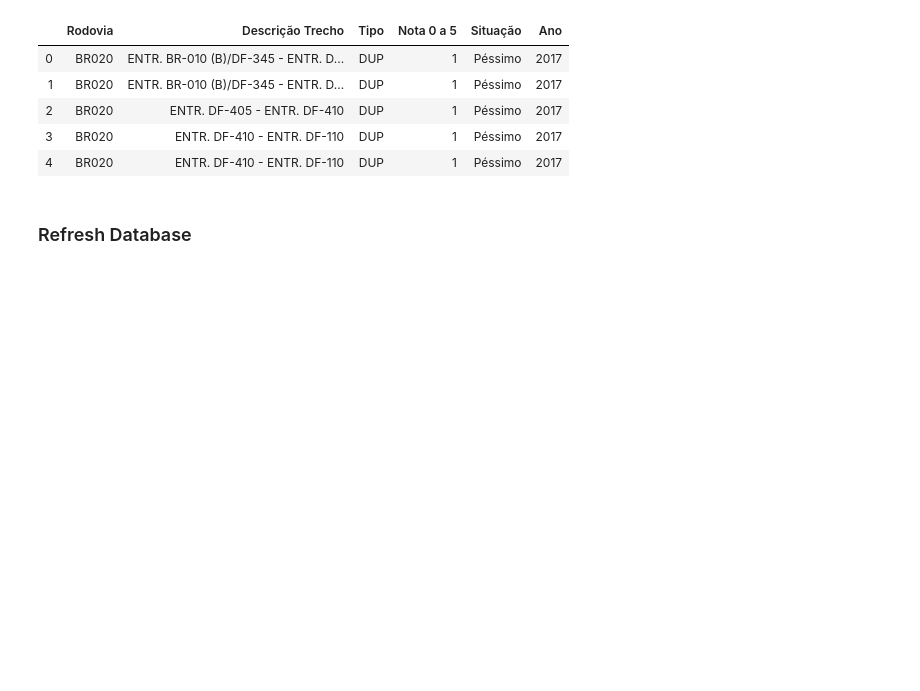
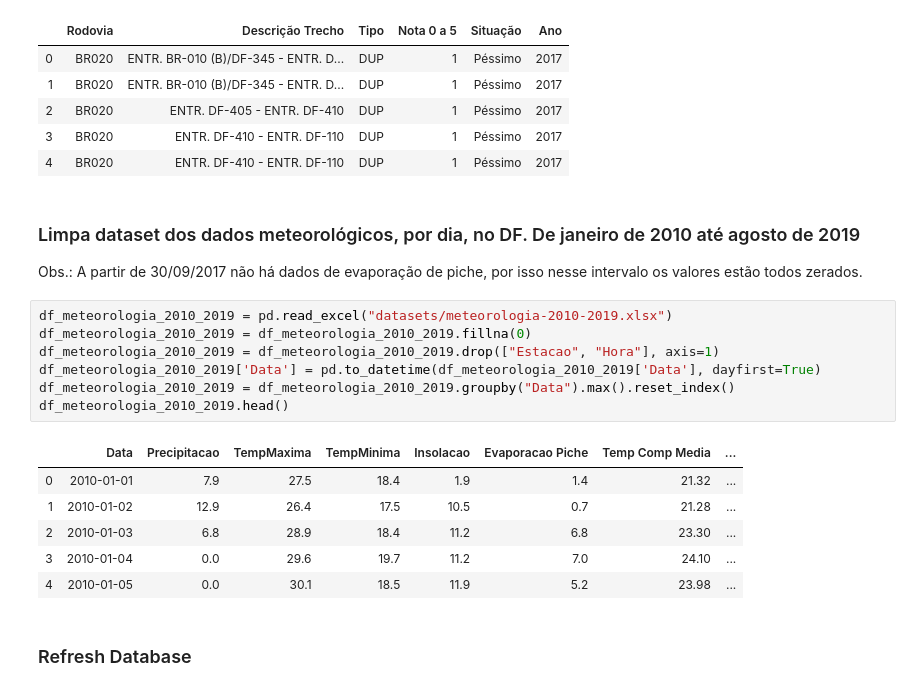
Before and after one commit to IagoCarvalho/tcc_scripts, a Jupyter notebook: data_cleaning.ipynb, the cells around one changed output. Drawn from its saved outputs; the diff is of its cells as text; blank space fills up the shorter version.

Commit message:
Adding weather data

```diff
--- a/data_cleaning.ipynb
+++ b/data_cleaning.ipynb
@@ -416,6 +416,23 @@ df_condicoes_rodovias.head()
 | 2 | BR020 | ENTR. DF-405 - ENTR. DF-410 | DUP | 1 | Péssimo | 2017 |
 | 3 | BR020 | ENTR. DF-410 - ENTR. DF-110 | DUP | 1 | Péssimo | 2017 |
 | 4 | BR020 | ENTR. DF-410 - ENTR. DF-110 | DUP | 1 | Péssimo | 2017 |
+# %% [markdown]
+### Limpa dataset dos dados meteorológicos, por dia, no DF. De janeiro de 2010 até agosto de 2019
+Obs.: A partir de 30/09/2017 não há dados de evaporação de piche, por isso nesse intervalo os valores estão todos zerados.
+# %%
+df_meteorologia_2010_2019 = pd.read_excel("datasets/meteorologia-2010-2019.xlsx")
+df_meteorologia_2010_2019 = df_meteorologia_2010_2019.fillna(0)
+df_meteorologia_2010_2019 = df_meteorologia_2010_2019.drop(["Estacao", "Hora"], axis=1)
+df_meteorologia_2010_2019['Data'] = pd.to_datetime(df_meteorologia_2010_2019['Data'], dayfirst=True)
+df_meteorologia_2010_2019 = df_meteorologia_2010_2019.groupby("Data").max().reset_index()
+df_meteorologia_2010_2019.head()
+# %% [output]
+|  | Data | Precipitacao | TempMaxima | TempMinima | Insolacao | Evaporacao Piche | Temp Comp Media | ... |
+| 0 | 2010-01-01 | 7.9 | 27.5 | 18.4 | 1.9 | 1.4 | 21.32 | ... |
+| 1 | 2010-01-02 | 12.9 | 26.4 | 17.5 | 10.5 | 0.7 | 21.28 | ... |
+| 2 | 2010-01-03 | 6.8 | 28.9 | 18.4 | 11.2 | 6.8 | 23.30 | ... |
+| 3 | 2010-01-04 | 0.0 | 29.6 | 19.7 | 11.2 | 7.0 | 24.10 | ... |
+| 4 | 2010-01-05 | 0.0 | 30.1 | 18.5 | 11.9 | 5.2 | 23.98 | ... |
 # %% [markdown]
 ### Refresh Database
 # %%
```
Also changed, not shown: parts of 1 cell of this notebook.
